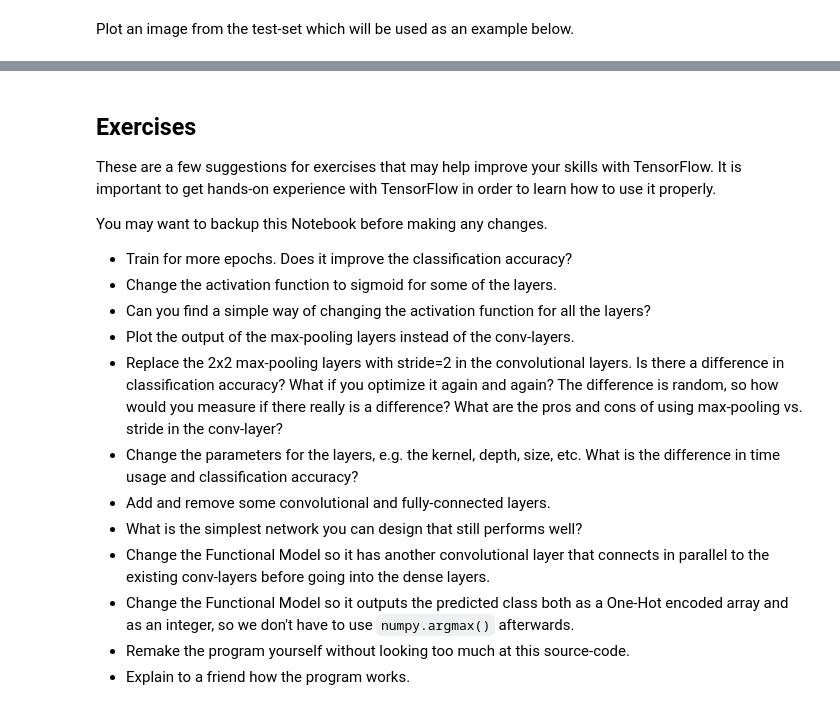
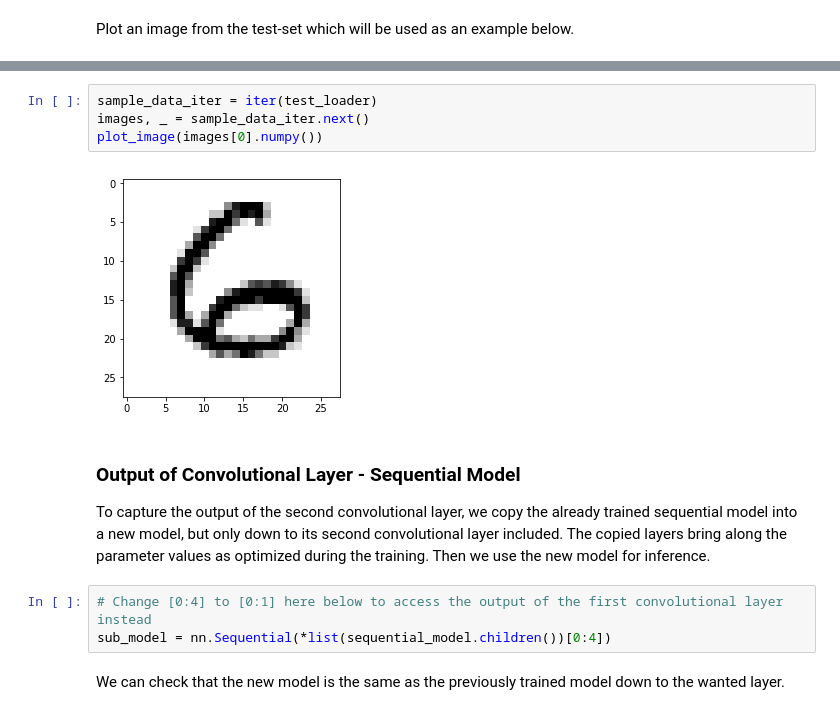
Before and after one commit to fantauzzi/Pytorch-Tutorials, a Jupyter notebook: 01_CNN_Sequential_and_Functional.ipynb, the cells around one changed output, grey strips where cells are left out. Drawn from its saved outputs; the diff is of its cells as text.

Commit message:
First completed revision

```diff
--- a/01_CNN_Sequential_and_Functional.ipynb
+++ b/01_CNN_Sequential_and_Functional.ipynb
@@ -738,19 +697,15 @@ It seems likely that Keras will be the standard API for TensorFlow in the future
-# %% [markdown]
-## Exercises
-
-These are a few suggestions for exercises that may help improve your skills with TensorFlow. It is important to get hands-on experience with TensorFlow in order to learn how to use it properly.
-
-You may want to backup this Notebook before making any changes.
-
-* Train for more epochs. Does it improve the classification accuracy?
-* Change the activation function to sigmoid for some of the layers.
-* Can you find a simple way of changing the activation function for all the layers?
-* Plot the output of the max-pooling layers instead of the conv-layers.
-* Replace the 2x2 max-pooling layers with stride=2 in the convolutional layers. Is there a difference in classification accuracy? What if you optimize it again and again? The difference is random, so how would you measure if there really is a difference? What are the pros and cons of using max-pooling vs. stride in the conv-layer?
-* Change the parameters for the layers, e.g. the kernel, depth, size, etc. What is the difference in time usage and classification accuracy?
-* Add and remove some convolutional and fully-connected layers.
-* What is the simplest network you can design that still performs well?
-* Change the Functional Model so it has another convolutional layer that connects in parallel to the existing conv-layers before going into the dense layers.
-* Change the Functional Model so it outputs the predicted class both as a One-Hot encoded array and as an integer, so we don't have to use `numpy.argmax()` afterwards.
-* Remake the program yourself without looking too much at this source-code.
-* Explain to a friend how the program works.
+# %%
+sample_data_iter = iter(test_loader)
+images, _ = sample_data_iter.next()
+plot_image(images[0].numpy())
+# %% [output]
+[figure, added]
+# %% [markdown]
+### Output of Convolutional Layer - Sequential Model
+
+To capture the output of the second convolutional layer, we copy the already trained sequential model into a new model, but only down to its second convolutional layer included. The copied layers bring along the parameter values as optimized during the training. Then we use the new model for inference.
+# %%
+# Change [0:4] to [0:1] here below to access the output of the first convolutional layer instead
+sub_model = nn.Sequential(*list(sequential_model.children())[0:4])
+# %% [markdown]
+We can check that the new model is the same as the previously trained model down to the wanted layer.
```
Also changed, not shown: parts of 57 cells of this notebook.
